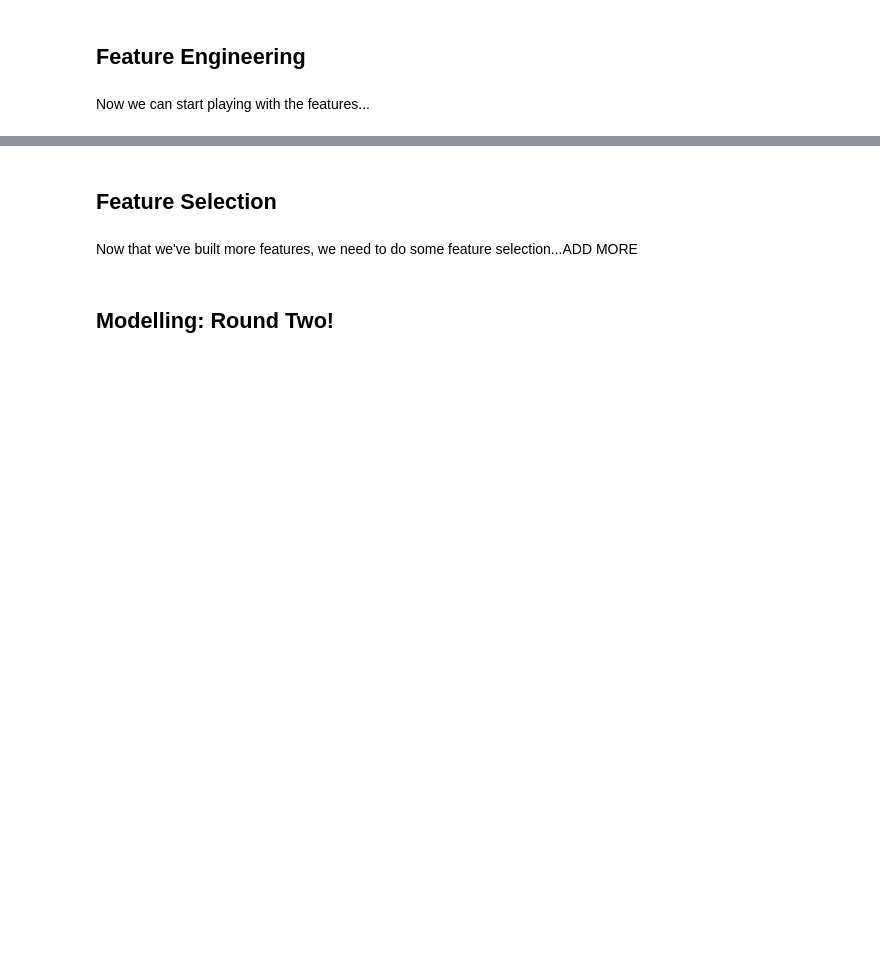
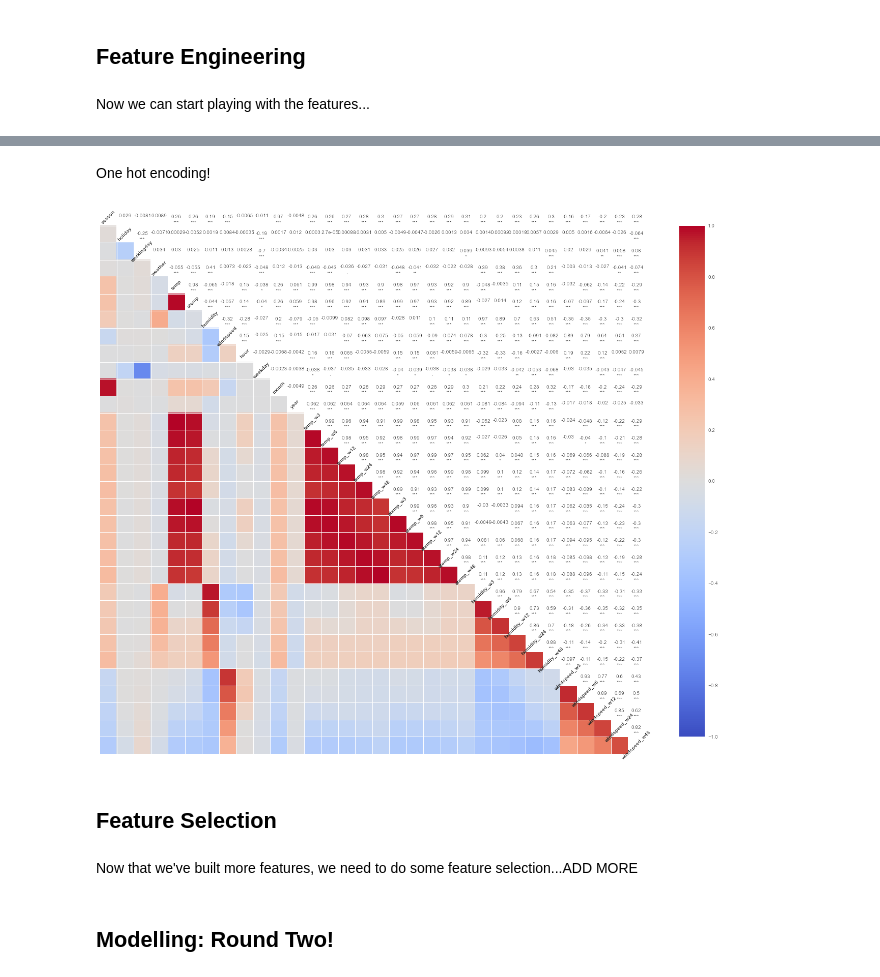
Before and after one commit to satishkt/w207_bike_share, a Jupyter notebook: model-walkthrough.ipynb, the cells around one changed output, grey strips where cells are left out. Cells and saved outputs as stored; diff of their text form; code cells hidden in the pictures; blank space fills up the shorter version.

```diff
--- a/model-walkthrough.ipynb
+++ b/model-walkthrough.ipynb
@@ -246,0 +345,2 @@ Now we can start playing with the features...
+# %% [markdown]
+One hot encoding!
@@ -247,5 +349,9 @@ Now we can start playing with the features...
 # %%
 # TODO: Add some techniques from signal processing
+sns.set_context(rc={"figure.figsize": (24, 24)})
+sns.corrplot(train_data_combined);
+# %% [output]
+[figure, added]
 # %% [markdown]
 ## Feature Selection
 # %% [markdown]
```
Also changed, not shown: parts of 23 cells of this notebook.
